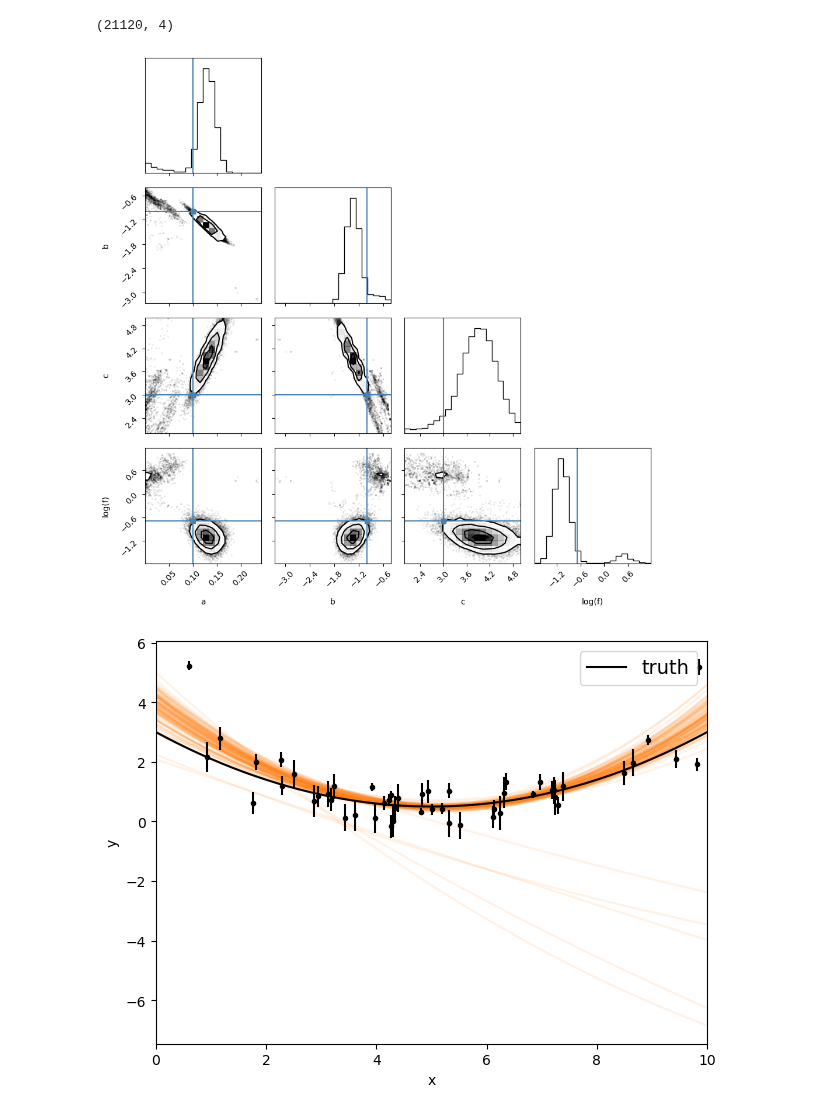
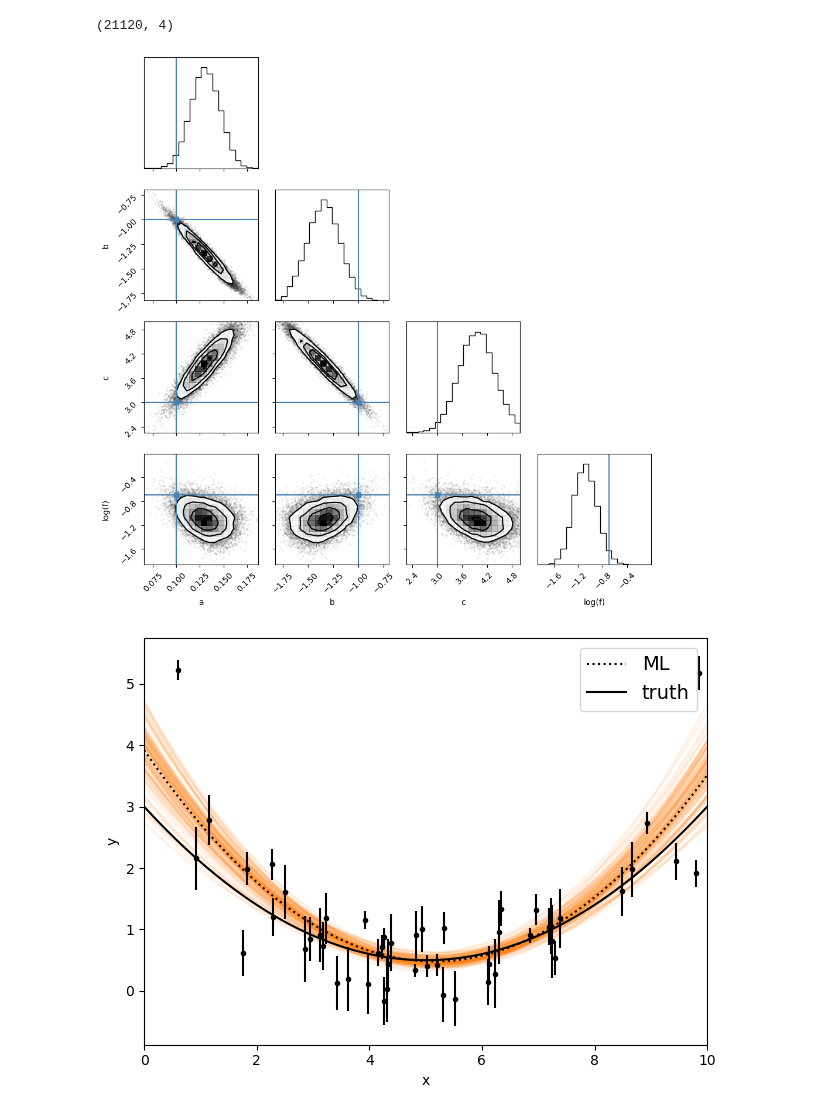
Before and after one commit to bKeungAuyeung/MSTA-HW4, a Jupyter notebook: bAuyeung_L4_MSTA.ipynb, the cells around one changed output. Cells and saved outputs as stored; diff of their text form; code cells hidden in the pictures.

```diff
--- a/bAuyeung_L4_MSTA.ipynb
+++ b/bAuyeung_L4_MSTA.ipynb
@@ -506,7 +506,7 @@ f = 0.323
 def log_prior(theta):
     a, b, c, log_f = theta
     if 0 < a < 3 and -6 < b < 6 \
-        and 2 < c < 5 :
+        and 2 < c < 5:
         return 0.0
     return -np.inf
 
@@ -520,7 +520,7 @@ import emcee
 
 np.random.seed(123)
 
-pos = soln.x + 0.1 * np.random.randn(32, 4)
+pos = soln.x + 0.01 * np.random.randn(32, 4)
 print(pos.shape)
 nwalkers, ndim = pos.shape
 
@@ -565,23 +565,24 @@ fig = corner.corner(
 # Show the figure
 plt.tight_layout()
 # %% [output]
-[figure, old version]
+[figure, new version]
 # %%
 inds = np.random.randint(len(flat_samples), size=100)
 for ind in inds:
     sample = flat_samples[ind]
     plt.plot(x0, np.dot(np.vander(x0, 3), sample[:3]), "C1", alpha=0.1)
 plt.errorbar(x, y, yerr=yerr, fmt=".k", capsize=0)
+plt.plot(x0, np.dot(np.vander(x0, 3), [a_ml, b_ml, c_ml]), ":k", label="ML")
 plt.plot(x0, a_true * x0**2 + b_true * x0 + c_true, "k", label="truth")
 plt.legend(fontsize=14)
 plt.xlim(0, 10)
 plt.xlabel("x")
 plt.ylabel("y");
 
 # Show the figure
 plt.tight_layout()
 # %% [output]
-[figure, old version]
+[figure, new version]
 # %%
 from IPython.display import display, Math
 
```
Also changed, not shown: parts of 3 cells of this notebook.
